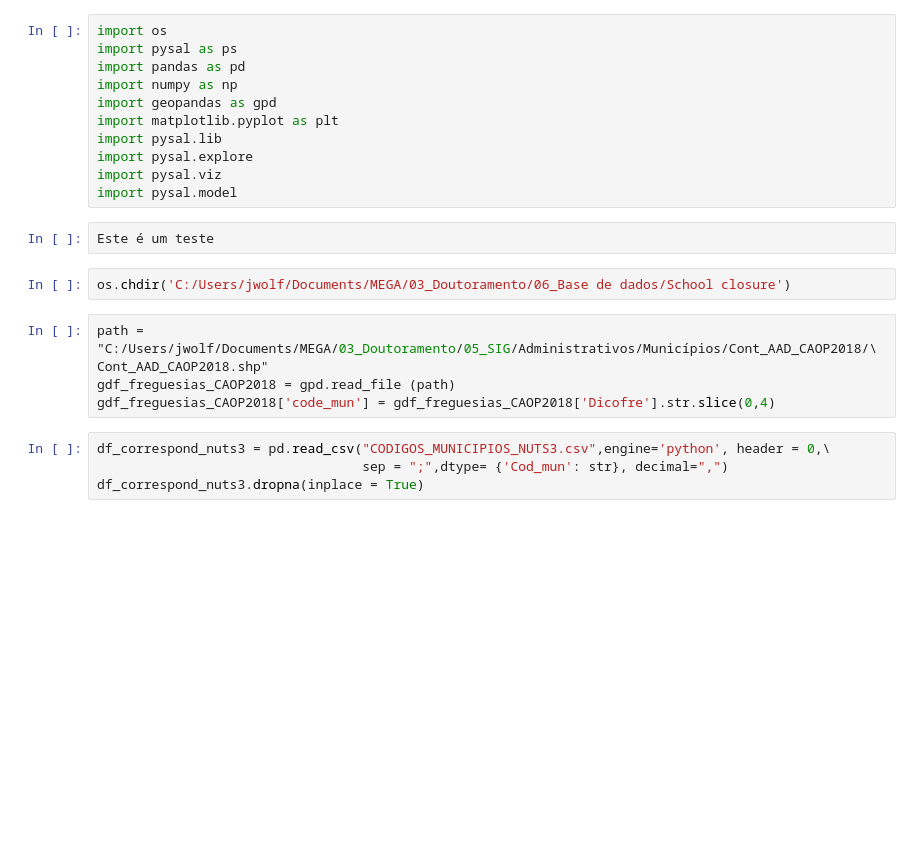
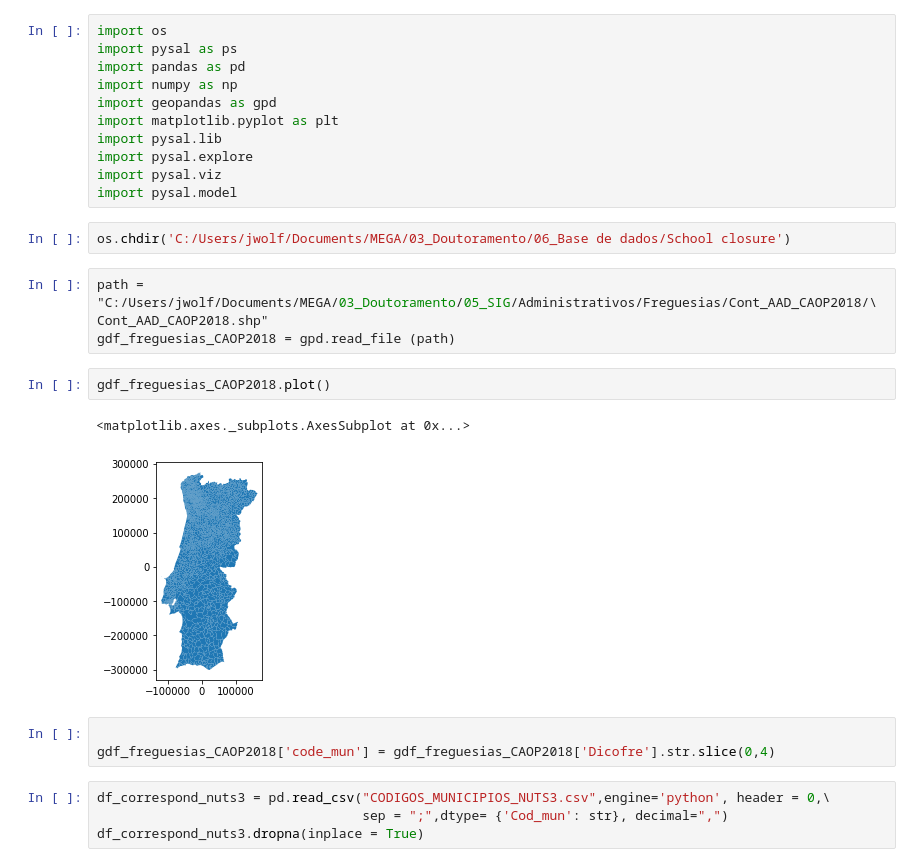
Before and after one commit to joaodolobo/Moran_I, a Jupyter notebook: MORAN_municipio.ipynb, the cells around one changed output. Drawn from its saved outputs; the diff is of its cells as text; blank space fills up the shorter version.

```diff
--- a/MORAN_municipio.ipynb
+++ b/MORAN_municipio.ipynb
@@ -9,15 +9,20 @@ import pysal.lib
 import pysal.explore
 import pysal.viz
 import pysal.model
-# %%
-Este é um teste
 # %%
 os.chdir('C:/Users/jwolf/Documents/MEGA/03_Doutoramento/06_Base de dados/School closure')
 # %%
-path = "C:/Users/jwolf/Documents/MEGA/03_Doutoramento/05_SIG/Administrativos/Municípios/Cont_AAD_CAOP2018/\
+path = "C:/Users/jwolf/Documents/MEGA/03_Doutoramento/05_SIG/Administrativos/Freguesias/Cont_AAD_CAOP2018/\
 Cont_AAD_CAOP2018.shp"
 gdf_freguesias_CAOP2018 = gpd.read_file (path)
-gdf_freguesias_CAOP2018['code_mun'] = gdf_freguesias_CAOP2018['Dicofre'].str.slice(0,4)
+# %%
+gdf_freguesias_CAOP2018.plot()
+# %% [output]
+<matplotlib.axes._subplots.AxesSubplot at 0x...>
+[figure, added]
+# %%
+
+gdf_freguesias_CAOP2018['code_mun'] = gdf_freguesias_CAOP2018['Dicofre'].str.slice(0,4)
 # %%
 df_correspond_nuts3 = pd.read_csv("CODIGOS_MUNICIPIOS_NUTS3.csv",engine='python', header = 0,\
                                   sep = ";",dtype= {'Cod_mun': str}, decimal=",")
```
Also changed, not shown: parts of 9 cells of this notebook.
